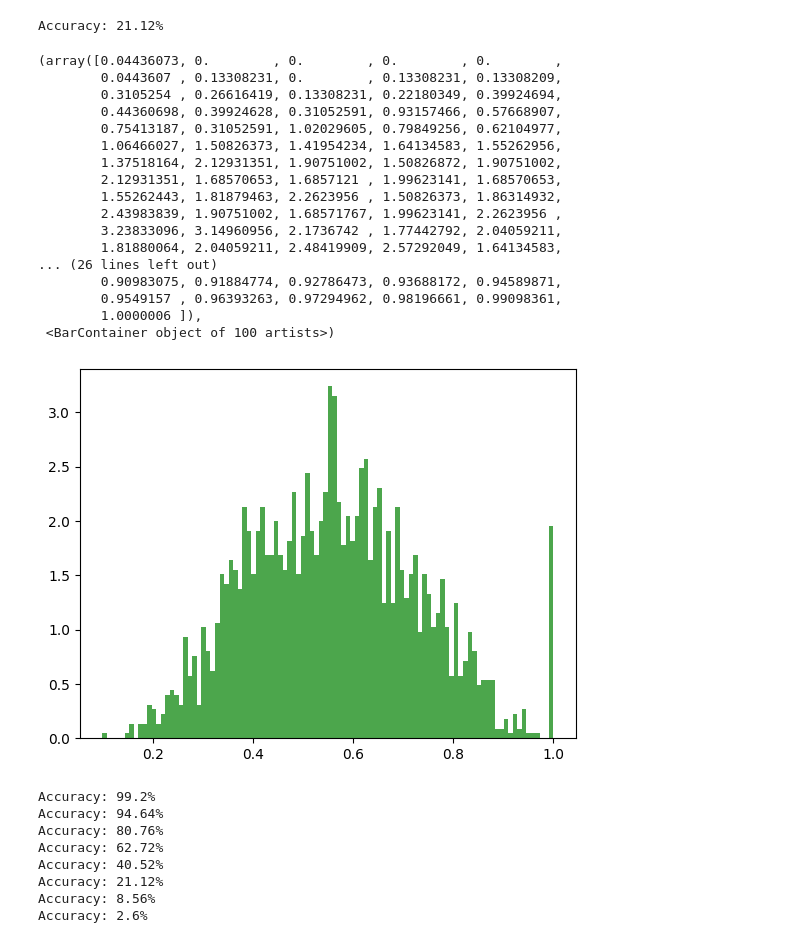
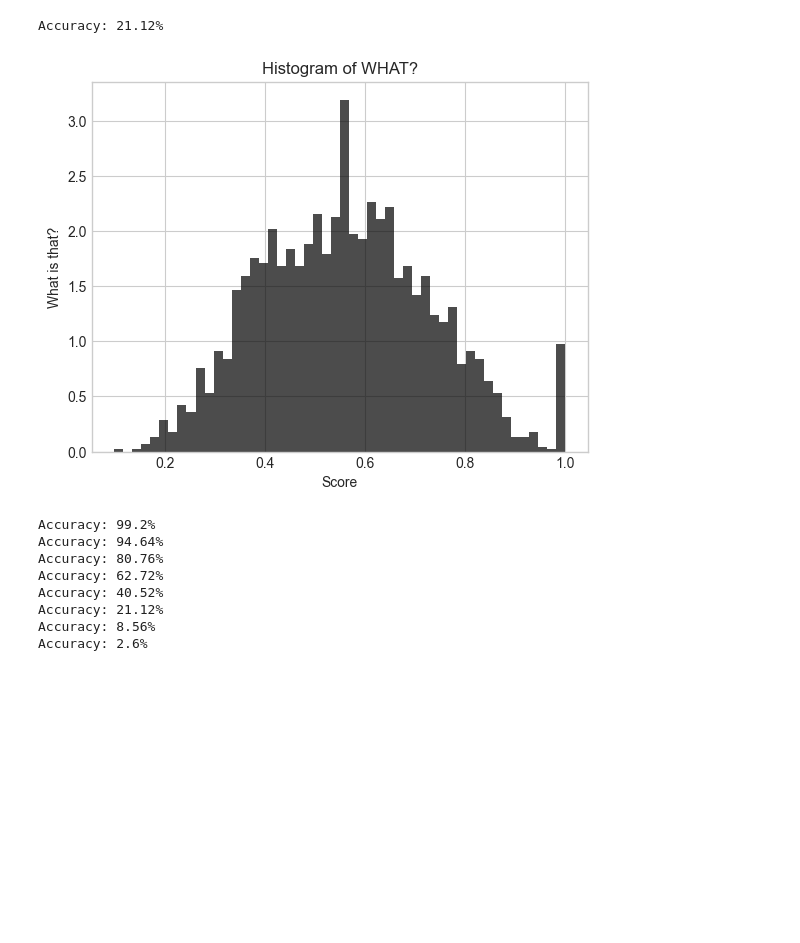
Before and after one commit to MisterXY89/TUW-ML-3, a Jupyter notebook: ml3.ipynb, the cells around one changed output. Drawn from its saved outputs; the diff is of its cells as text; code cells hidden in the pictures; blank space fills up the shorter version.

Commit message:
Add Visuals

```diff
--- a/ml3.ipynb
+++ b/ml3.ipynb
@@ -64,2 +47,2 @@ None
 # %%
-model.train(X_train, y_train, epochs = 100)
+#model.train(X_train, y_train, epochs = 100)
@@ -134,34 +95,20 @@ Accuracy: 1.84%
 acc, scores = ev.evaluate(X_test, y_test, eval_type="embedding")
 # %% [output]
 Accuracy: 21.12%
-# %%
-num_bins = 100
-plt.hist(
-    list(scores),
-    num_bins,
-    density = 1,
-    color ='green',
-    alpha = 0.7
-)
-# %% [output]
-(array([0.04436073, 0.        , 0.        , 0.        , 0.        ,
-        0.0443607 , 0.13308231, 0.        , 0.13308231, 0.13308209,
-        0.3105254 , 0.26616419, 0.13308231, 0.22180349, 0.39924694,
-        0.44360698, 0.39924628, 0.31052591, 0.93157466, 0.57668907,
-        0.75413187, 0.31052591, 1.02029605, 0.79849256, 0.62104977,
-        1.06466027, 1.50826373, 1.41954234, 1.64134583, 1.55262956,
-        1.37518164, 2.12931351, 1.90751002, 1.50826872, 1.90751002,
-        2.12931351, 1.68570653, 1.6857121 , 1.99623141, 1.68570653,
-        1.55262443, 1.81879463, 2.2623956 , 1.50826373, 1.86314932,
-        2.43983839, 1.90751002, 1.68571767, 1.99623141, 2.2623956 ,
-        3.23833096, 3.14960956, 2.1736742 , 1.77442792, 2.04059211,
-        1.81880064, 2.04059211, 2.48419909, 2.57292049, 1.64134583,
-... (26 lines left out)
-        0.90983075, 0.91884774, 0.92786473, 0.93688172, 0.94589871,
-        0.9549157 , 0.96393263, 0.97294962, 0.98196661, 0.99098361,
-        1.0000006 ]),
- <BarContainer object of 100 artists>)
-[figure, removed]
+# %%
+with plt.style.context("seaborn-whitegrid"):
+    _, ax = plt.subplots()
+    ax.hist(x=list(scores),
+            bins=50,
+            density=.5,
+            alpha=.7,
+            color="black")
+    ax.set_xlabel("Score")
+    ax.set_ylabel("What is that?")
+    ax.set_title("Histogram of WHAT?")
+    plt.show()
+# %% [output]
+[figure, added]
 # %%
 acc_list = []
 
```
Also changed, not shown: parts of 7 cells of this notebook.
